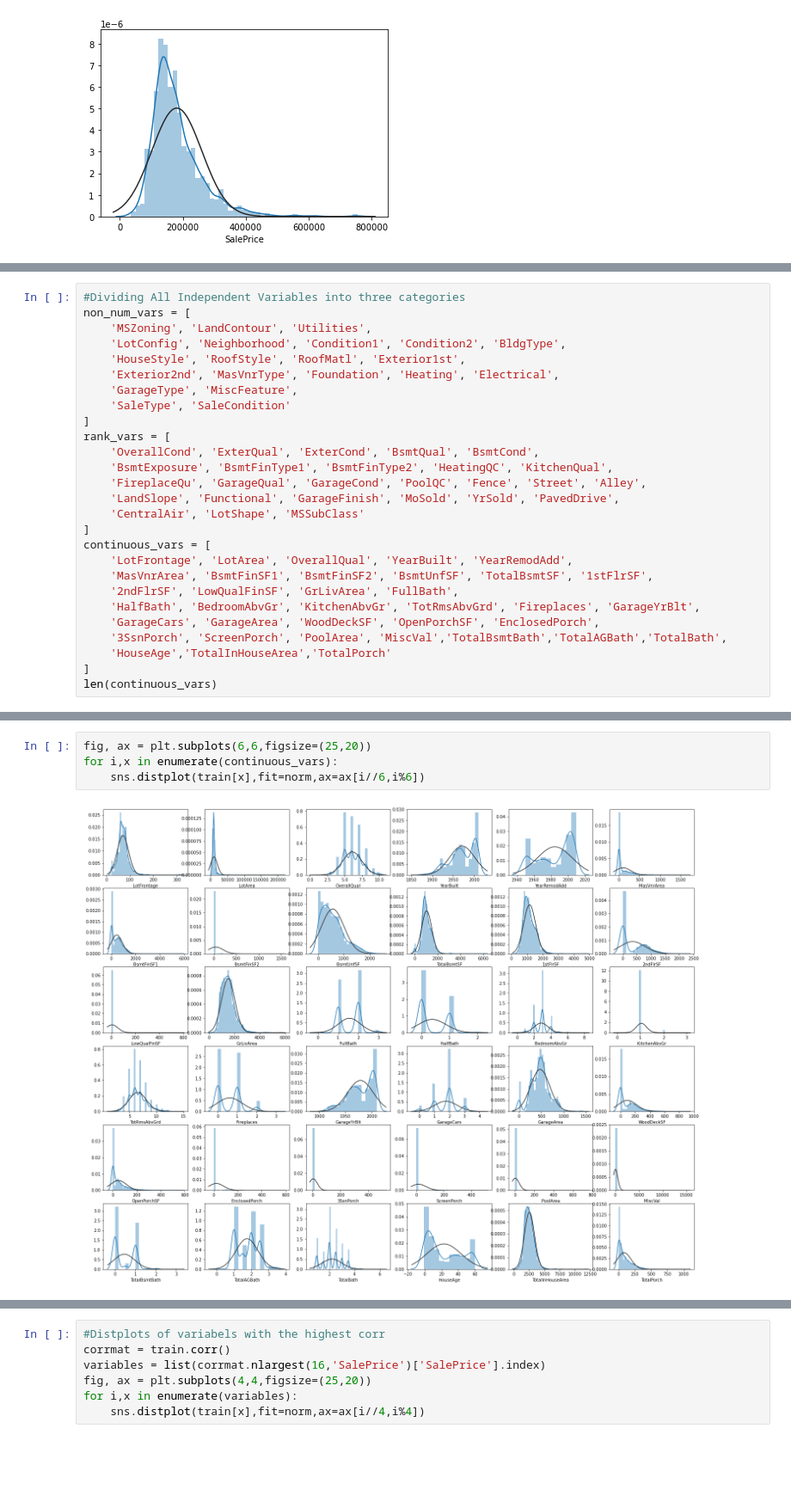
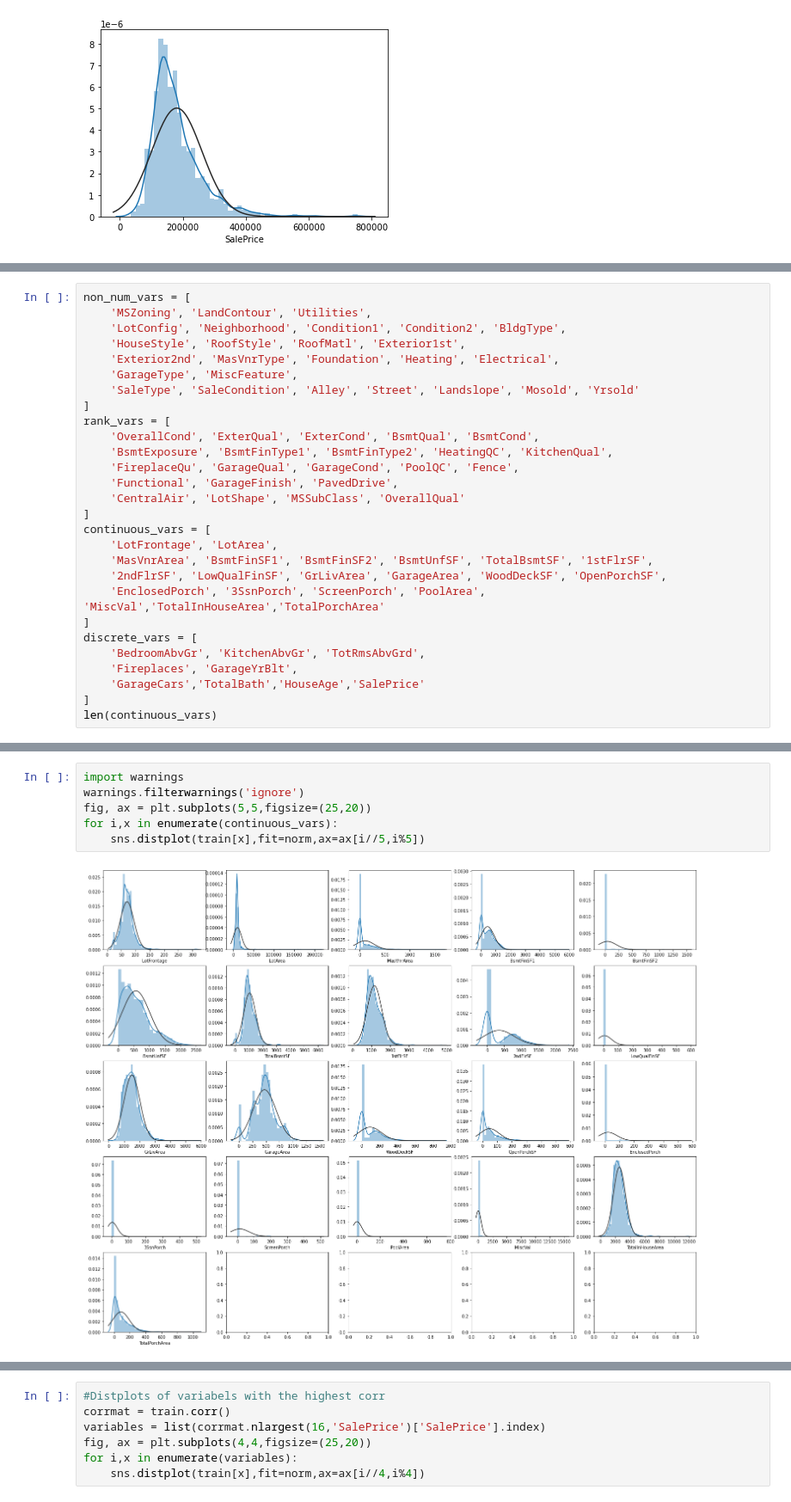
Before and after one commit to jflaher4/FA21_Exponent_Project, a Jupyter notebook: Data_Exploration/Data Cleaning.ipynb, the cells around one changed output, grey strips where cells are left out. Shown at 86% size. Drawn from its saved outputs; the diff is of its cells as text; blank space fills up the shorter version.

```diff
--- a/Data_Exploration/Data Cleaning.ipynb
+++ b/Data_Exploration/Data Cleaning.ipynb
@@ -76,30 +58,31 @@ train.drop('TotalPorch',axis=1)
 | 1459 | 1460 | 20 | RL | 75.0 | 9937 | Pave | NaN | Reg | Lvl | ... |
 1460 rows × 87 columns
 # %%
-#Dividing All Independent Variables into three categories
 non_num_vars = [
     'MSZoning', 'LandContour', 'Utilities',
     'LotConfig', 'Neighborhood', 'Condition1', 'Condition2', 'BldgType',
     'HouseStyle', 'RoofStyle', 'RoofMatl', 'Exterior1st',
     'Exterior2nd', 'MasVnrType', 'Foundation', 'Heating', 'Electrical',
     'GarageType', 'MiscFeature',
-    'SaleType', 'SaleCondition'
+    'SaleType', 'SaleCondition', 'Alley', 'Street', 'Landslope', 'Mosold', 'Yrsold'
 ]
 rank_vars = [
     'OverallCond', 'ExterQual', 'ExterCond', 'BsmtQual', 'BsmtCond',
     'BsmtExposure', 'BsmtFinType1', 'BsmtFinType2', 'HeatingQC', 'KitchenQual',
-    'FireplaceQu', 'GarageQual', 'GarageCond', 'PoolQC', 'Fence', 'Street', 'Alley',
-    'LandSlope', 'Functional', 'GarageFinish', 'MoSold', 'YrSold', 'PavedDrive',
-    'CentralAir', 'LotShape', 'MSSubClass'
+    'FireplaceQu', 'GarageQual', 'GarageCond', 'PoolQC', 'Fence',
+    'Functional', 'GarageFinish', 'PavedDrive',
+    'CentralAir', 'LotShape', 'MSSubClass', 'OverallQual'
 ]
 continuous_vars = [
-    'LotFrontage', 'LotArea', 'OverallQual', 'YearBuilt', 'YearRemodAdd',
+    'LotFrontage', 'LotArea',
     'MasVnrArea', 'BsmtFinSF1', 'BsmtFinSF2', 'BsmtUnfSF', 'TotalBsmtSF', '1stFlrSF',
-    '2ndFlrSF', 'LowQualFinSF', 'GrLivArea', 'FullBath',
-    'HalfBath', 'BedroomAbvGr', 'KitchenAbvGr', 'TotRmsAbvGrd', 'Fireplaces', 'GarageYrBlt',
-    'GarageCars', 'GarageArea', 'WoodDeckSF', 'OpenPorchSF', 'EnclosedPorch',
-    '3SsnPorch', 'ScreenPorch', 'PoolArea', 'MiscVal','TotalBsmtBath','TotalAGBath','TotalBath',
-    'HouseAge','TotalInHouseArea','TotalPorch'
+    '2ndFlrSF', 'LowQualFinSF', 'GrLivArea', 'GarageArea', 'WoodDeckSF', 'OpenPorchSF',
+    'EnclosedPorch', '3SsnPorch', 'ScreenPorch', 'PoolArea', 'MiscVal','TotalInHouseArea','TotalPorchArea'
+]
+discrete_vars = [
+    'BedroomAbvGr', 'KitchenAbvGr', 'TotRmsAbvGrd',
+    'Fireplaces', 'GarageYrBlt',
+    'GarageCars','TotalBath','HouseAge','SalePrice'
 ]
 len(continuous_vars)
 # %% [output]
@@ -107,6 +90,8 @@ len(continuous_vars)
 # %%
-fig, ax = plt.subplots(6,6,figsize=(25,20))
+import warnings
+warnings.filterwarnings('ignore')
+fig, ax = plt.subplots(5,5,figsize=(25,20))
 for i,x in enumerate(continuous_vars):
-    sns.distplot(train[x],fit=norm,ax=ax[i//6,i%6])
+    sns.distplot(train[x],fit=norm,ax=ax[i//5,i%5])
 # %% [output]
-[figure, old version]
+[figure, new version]
```
Also changed, not shown: parts of 12 cells of this notebook.
